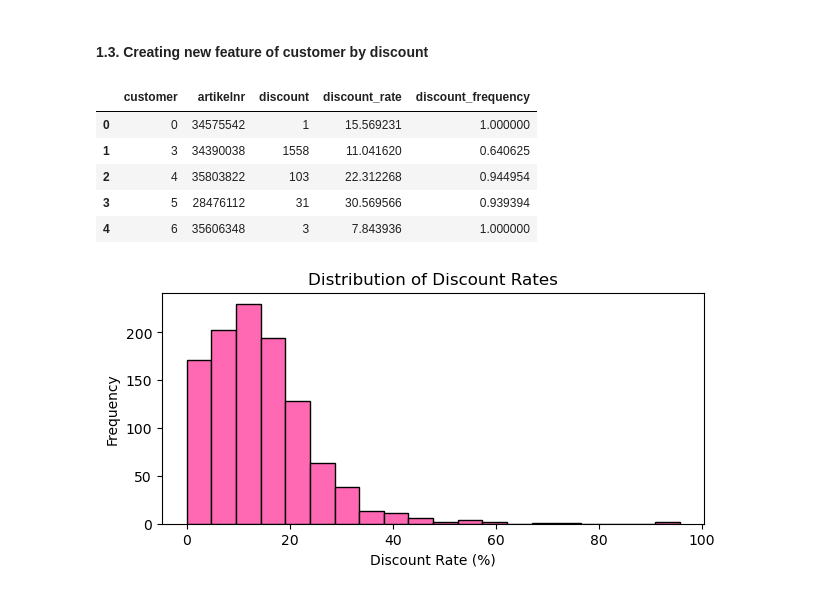
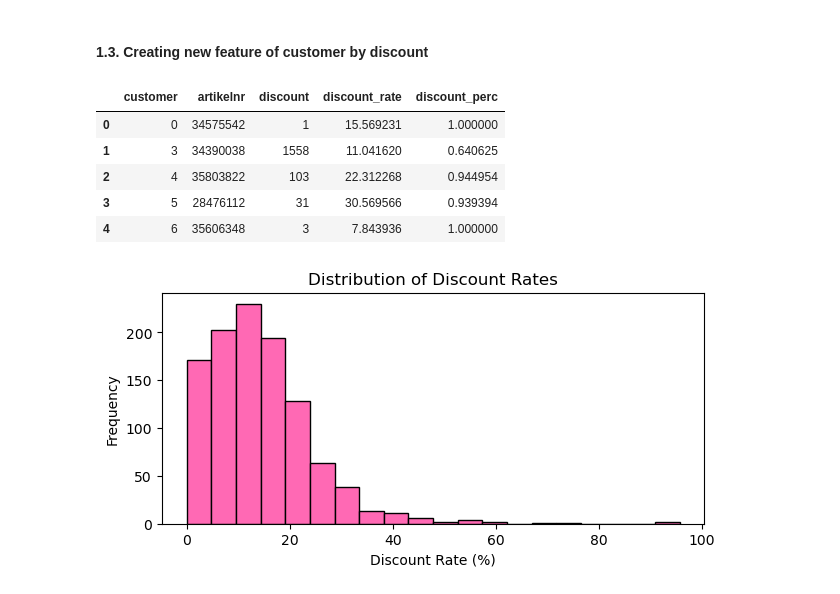
Before and after one commit to Wendyessilfie/Business-statistics-, a Jupyter notebook: new_taoyin_wendy-1-backup.ipynb, the cells around one changed output. Drawn from its saved outputs; the diff is of its cells as text; code cells hidden in the pictures.

```diff
--- a/new_taoyin_wendy-1-backup.ipynb
+++ b/new_taoyin_wendy-1-backup.ipynb
@@ -433,25 +433,25 @@ df_volume_encoded
 # %%
 # Create a new dataframe with only the necessary columns from the original dataframe
 df_discount = TY_users[['customer', 'articlenr', 'sum1', 'sum2']].copy()
 
 # Determine if there was a discount: giving a 1 if sum2 (paid) is less than sum1 (original), otherwise 0
 df_discount['discount'] = df_discount.apply(lambda row: 1 if row['sum2'] < row['sum1'] else 0, axis=1)
 
 # Calculate the discount rate as a percentage if there was a discount
 df_discount['discount_rate'] = df_discount.apply(lambda row: ((row['sum1'] - row['sum2']) / row['sum1'] * 100) if row['discount'] == 1 else 0,axis=1)
 
 # Group by 'customer' and aggregate and including discount frequency
 df_discount = df_discount.groupby('customer').agg(
     artikelnr=('articlenr', 'first'),                 # Keep the first artikelnr per customer
     discount=('discount', 'sum'),                     # Number of discounted transactions
     discount_rate=('discount_rate', 'mean'),          # Average discount rate per customer
-    discount_frequency=('discount', 'mean')           # Frequency of discount as a percentage of total transactions
+    discount_perc=('discount', 'mean')           # Frequency of discount as a percentage of total transactions
 ).reset_index()
 
 # Display the resulting DataFrame
 df_discount.head()
 # %% [output]
-|  | customer | artikelnr | discount | discount_rate | discount_frequency |
+|  | customer | artikelnr | discount | discount_rate | discount_perc |
 | 0 | 0 | 34575542 | 1 | 15.569231 | 1.000000 |
 | 1 | 3 | 34390038 | 1558 | 11.041620 | 0.640625 |
 | 2 | 4 | 35803822 | 103 | 22.312268 | 0.944954 |
```
Also changed, not shown: parts of 6 cells of this notebook.
